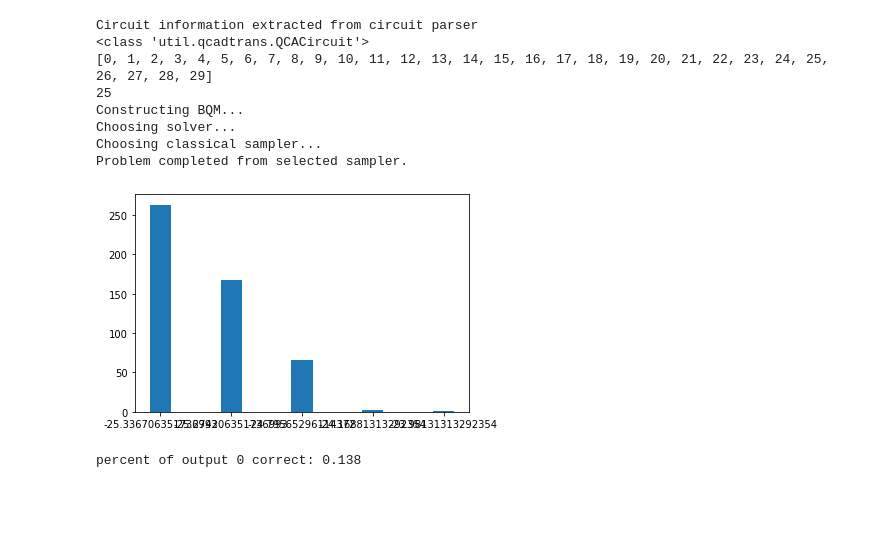
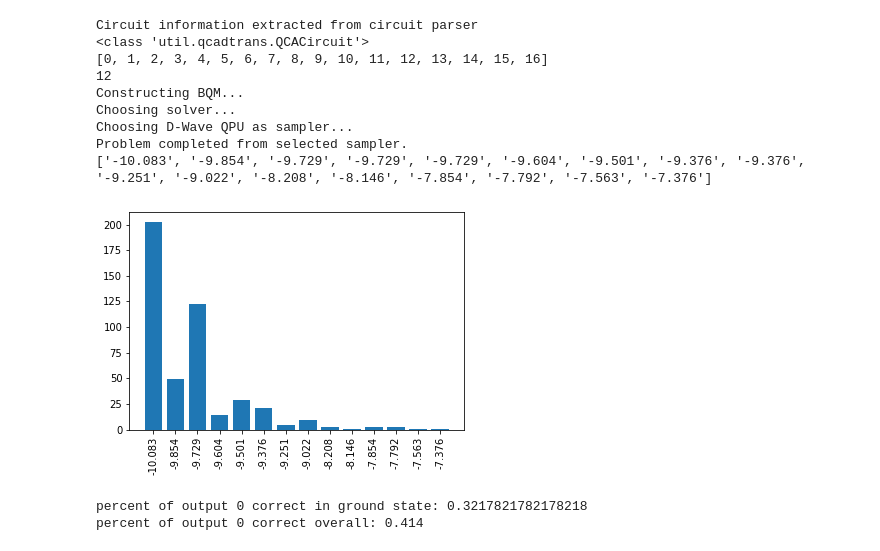
Before and after one commit to WaywardPhoton/QCASims, a Jupyter notebook: qca_sims/xor_experimentation.ipynb, the cells around one changed output. Drawn from its saved outputs; the diff is of its cells as text; code cells hidden in the pictures; blank space fills up the shorter version.

```diff
--- a/qca_sims/xor_experimentation.ipynb
+++ b/qca_sims/xor_experimentation.ipynb
@@ -8,17 +8,26 @@ from run_qca import run_qca
 from process_response import process_response
 from parse_qca import parse_qca
 # %%
-drivers, inputs, cells, output_cell_index = parse_qca('CIRCUITS/XOR')
-response = run_qca(drivers, inputs, cells, output_cell_index, [1,1], True, 500)
-process_response(response, output_cell_index, [-1])
+drivers, inputs, cells, output_cell_index = parse_qca('CIRCUITS/XOR2')
+num_reads = 500
+
+# print(inputs)
+# print(drivers)
+# print(cells)
+# print(output_cell_index)
+# print(output_cell_index)
+response = run_qca(drivers, inputs, cells, output_cell_index, [1, 1], False, num_reads)
+process_response(response, output_cell_index, [1], num_reads)
 # %% [output]
 Circuit information extracted from circuit parser
 <class 'util.qcadtrans.QCACircuit'>
-[0, 1, 2, 3, 4, 5, 6, 7, 8, 9, 10, 11, 12, 13, 14, 15, 16, 17, 18, 19, 20, 21, 22, 23, 24, 25, 26, 27, 28, 29]
-25
+[0, 1, 2, 3, 4, 5, 6, 7, 8, 9, 10, 11, 12, 13, 14, 15, 16]
+12
 Constructing BQM...
 Choosing solver...
-Choosing classical sampler...
+Choosing D-Wave QPU as sampler...
 Problem completed from selected sampler.
+['-10.083', '-9.854', '-9.729', '-9.729', '-9.729', '-9.604', '-9.501', '-9.376', '-9.376', '-9.251', '-9.022', '-8.208', '-8.146', '-7.854', '-7.792', '-7.563', '-7.376']
-[figure, old version]
+[figure, new version]
-percent of output 0 correct: 0.138
+percent of output 0 correct in ground state: 0.3217821782178218
+percent of output 0 correct overall: 0.414
```
Also changed, not shown: 4 other files.
